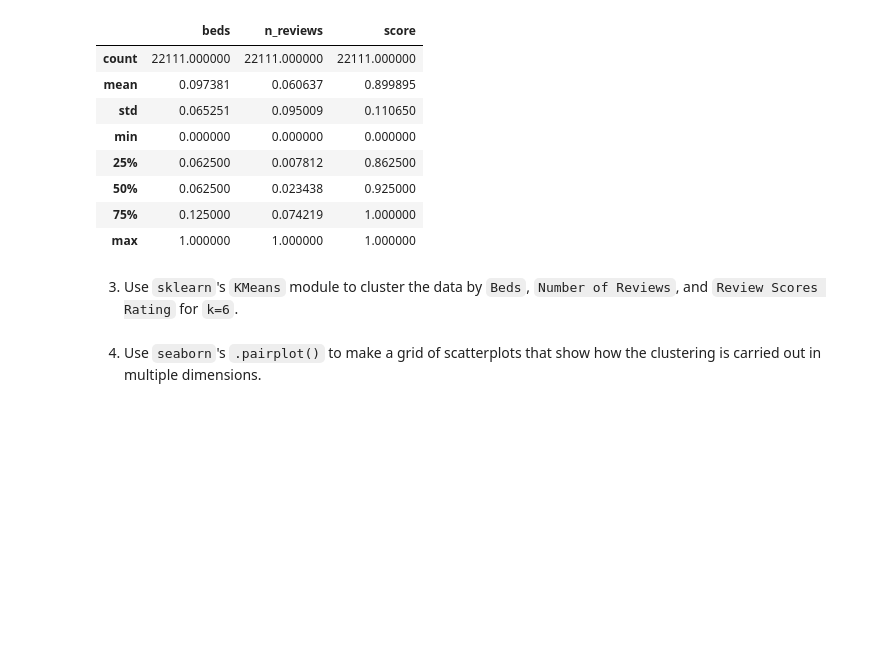
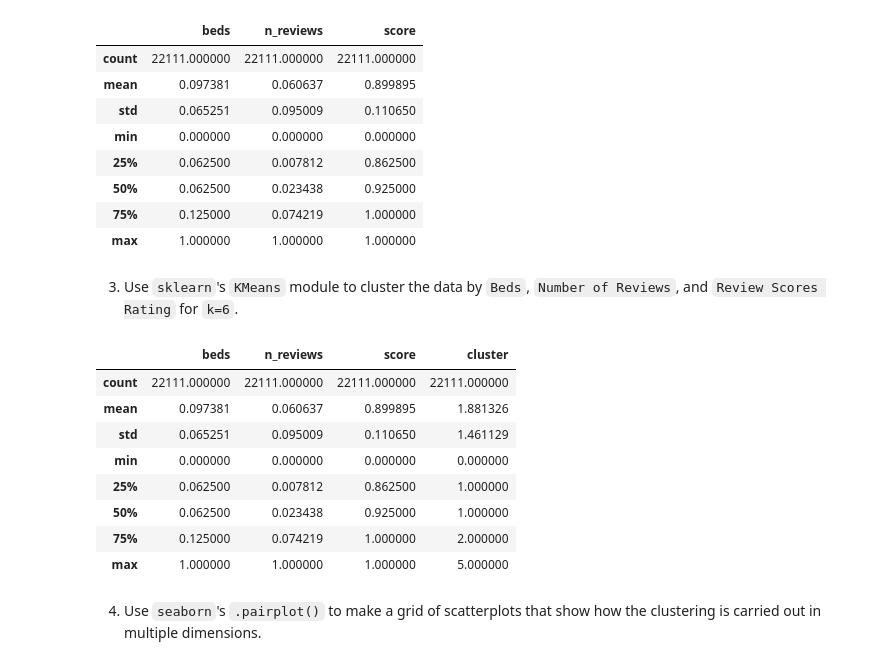
Before and after one commit to Nehach73/DS3001, a Jupyter notebook: assignment_kmc.ipynb, the cells around one changed output. Drawn from its saved outputs; the diff is of its cells as text; code cells hidden in the pictures; blank space fills up the shorter version.

```diff
--- a/assignment_kmc.ipynb
+++ b/assignment_kmc.ipynb
@@ -143,5 +138,24 @@ norm_df.describe()
 | max | 1.000000 | 1.000000 | 1.000000 |
 # %% [markdown]
 3. Use `sklearn`'s `KMeans` module to cluster the data by `Beds`, `Number of Reviews`, and `Review Scores Rating` for `k=6`.
+# %%
+from sklearn.cluster import KMeans
+import matplotlib.pyplot as plt
+
+model = KMeans(n_clusters=6, max_iter=300, n_init = 10, random_state=0)
+model = model.fit(norm_df) # Fit the emodel
+norm_df['cluster'] = model.labels_
+
+norm_df.describe()
+# %% [output]
+|  | beds | n_reviews | score | cluster |
+| count | 22111.000000 | 22111.000000 | 22111.000000 | 22111.000000 |
+| mean | 0.097381 | 0.060637 | 0.899895 | 1.881326 |
+| std | 0.065251 | 0.095009 | 0.110650 | 1.461129 |
+| min | 0.000000 | 0.000000 | 0.000000 | 0.000000 |
+| 25% | 0.062500 | 0.007812 | 0.862500 | 1.000000 |
+| 50% | 0.062500 | 0.023438 | 0.925000 | 1.000000 |
+| 75% | 0.125000 | 0.074219 | 1.000000 | 2.000000 |
+| max | 1.000000 | 1.000000 | 1.000000 | 5.000000 |
 # %% [markdown]
 4. Use `seaborn`'s `.pairplot()` to make a grid of scatterplots that show how the clustering is carried out in multiple dimensions.
```
Also changed, not shown: parts of 4 cells of this notebook.
